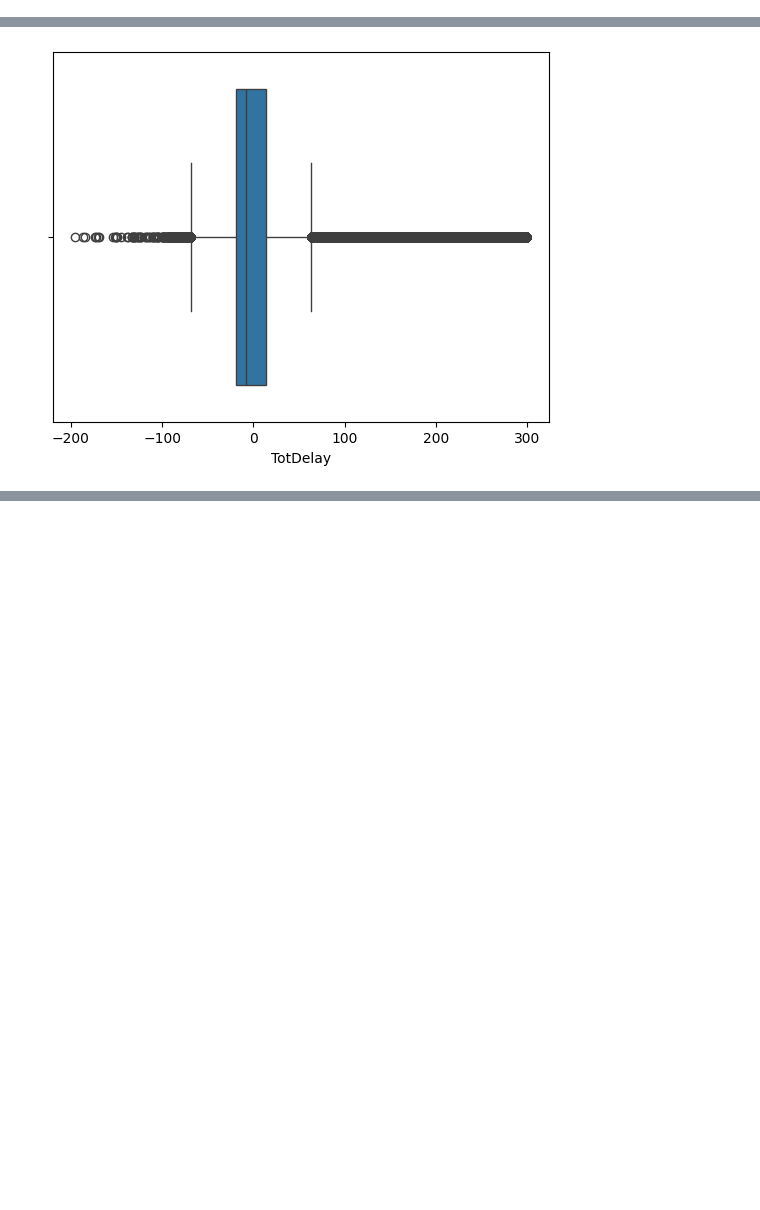
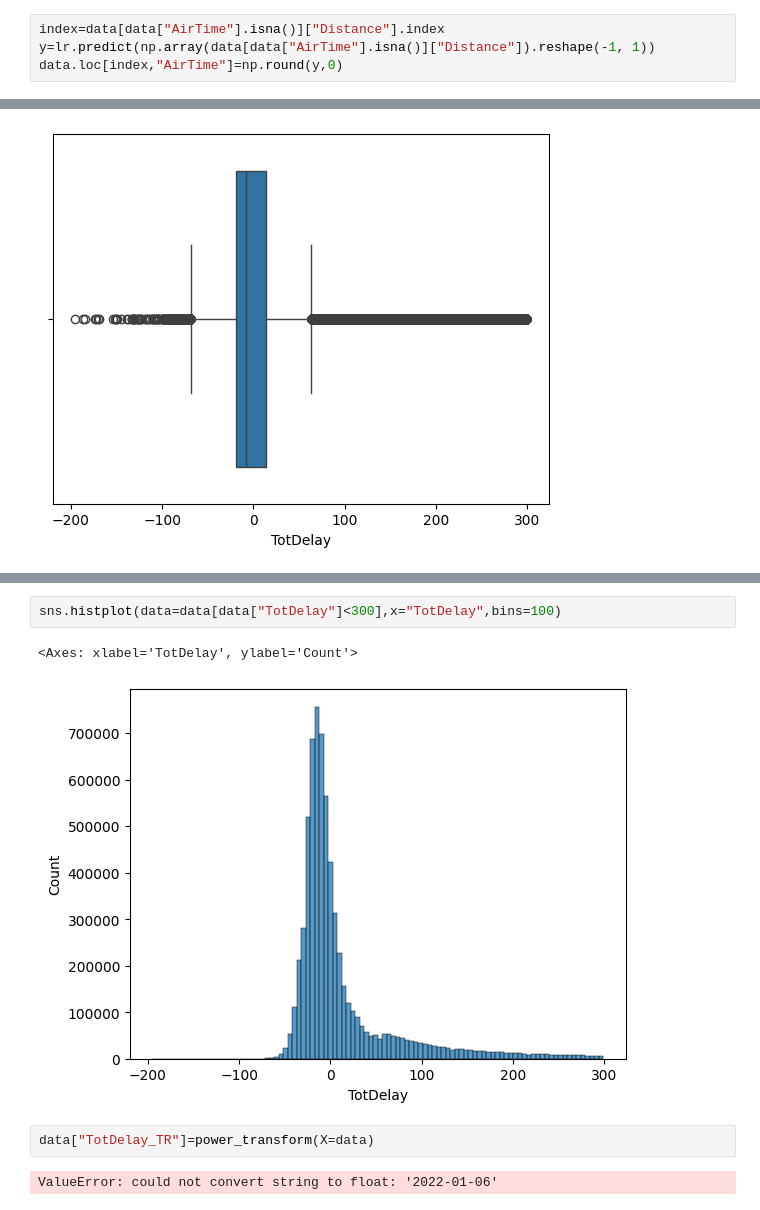
Before and after one commit to Ahmadreza1972/Machine-Learning, a Jupyter notebook: Flight delay prediction/flight delay detection.ipynb, the cells around one changed output, grey strips where cells are left out. Saved outputs shown, nothing was run; the diff lists cells and outputs as text; blank space fills up the shorter version.

```diff
--- a/Flight delay prediction/flight delay detection.ipynb
+++ b/Flight delay prediction/flight delay detection.ipynb
@@ -39,0 +78,4 @@ data["TotDelay"]=data[["DepDelay","ArrDelay","CarrierDelay","WeatherDelay","NASD
+# %%
+index=data[data["AirTime"].isna()]["Distance"].index
+y=lr.predict(np.array(data[data["AirTime"].isna()]["Distance"]).reshape(-1, 1))
+data.loc[index,"AirTime"]=np.round(y,0)
@@ -58,0 +142,9 @@ sns.boxplot(data=data[data["TotDelay"]<300],x="TotDelay")
+# %%
+sns.histplot(data=data[data["TotDelay"]<300],x="TotDelay",bins=100)
+# %% [output]
+<Axes: xlabel='TotDelay', ylabel='Count'>
+[figure, added]
+# %%
+data["TotDelay_TR"]=power_transform(X=data)
+# %% [output]
+ValueError: could not convert string to float: '2022-01-06'
```
Also changed, not shown: parts of 11 cells of this notebook.
